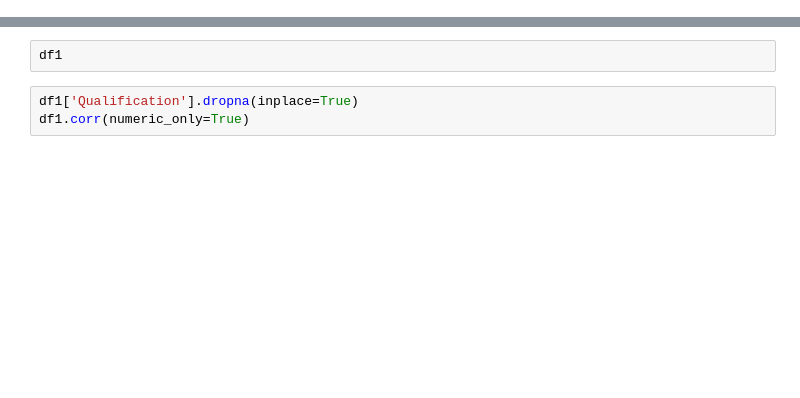
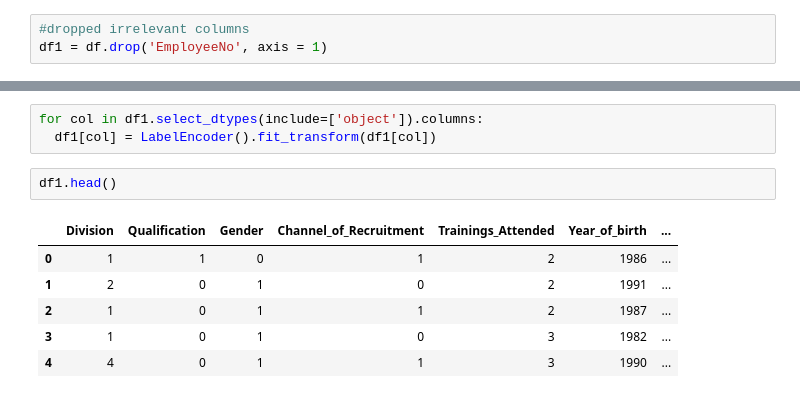
Before and after one commit to vee234o/promotion-model, a Jupyter notebook: promotion_prediction.ipynb, the cells around one changed output, grey strips where cells are left out. Drawn from its saved outputs; the diff is of its cells as text; blank space fills up the shorter version.

```diff
--- a/promotion_prediction.ipynb
+++ b/promotion_prediction.ipynb
@@ -16,0 +50,3 @@ df1 = df.drop(['Gender', 'Year_of_birth', 'State_Of_Origin', 'Marital_Status'],
+# %%
+#dropped irrelevant columns
+df1 = df.drop('EmployeeNo', axis = 1)
@@ -17,5 +109,12 @@ df1 = df.drop(['Gender', 'Year_of_birth', 'State_Of_Origin', 'Marital_Status'],
+# %%
+for col in df1.select_dtypes(include=['object']).columns:
+  df1[col] = LabelEncoder().fit_transform(df1[col])
 # %%
-df1
+df1.head()
+# %% [output]
+|  | Division | Qualification | Gender | Channel_of_Recruitment | Trainings_Attended | Year_of_birth | ... |
+| 0 | 1 | 1 | 0 | 1 | 2 | 1986 | ... |
+| 1 | 2 | 0 | 1 | 0 | 2 | 1991 | ... |
+| 2 | 1 | 0 | 1 | 1 | 2 | 1987 | ... |
+| 3 | 1 | 0 | 1 | 0 | 3 | 1982 | ... |
+| 4 | 4 | 0 | 1 | 1 | 3 | 1990 | ... |
-# %%
-df1['Qualification'].dropna(inplace=True)
-df1.corr(numeric_only=True)
```
Also changed, not shown: parts of 15 cells of this notebook.
